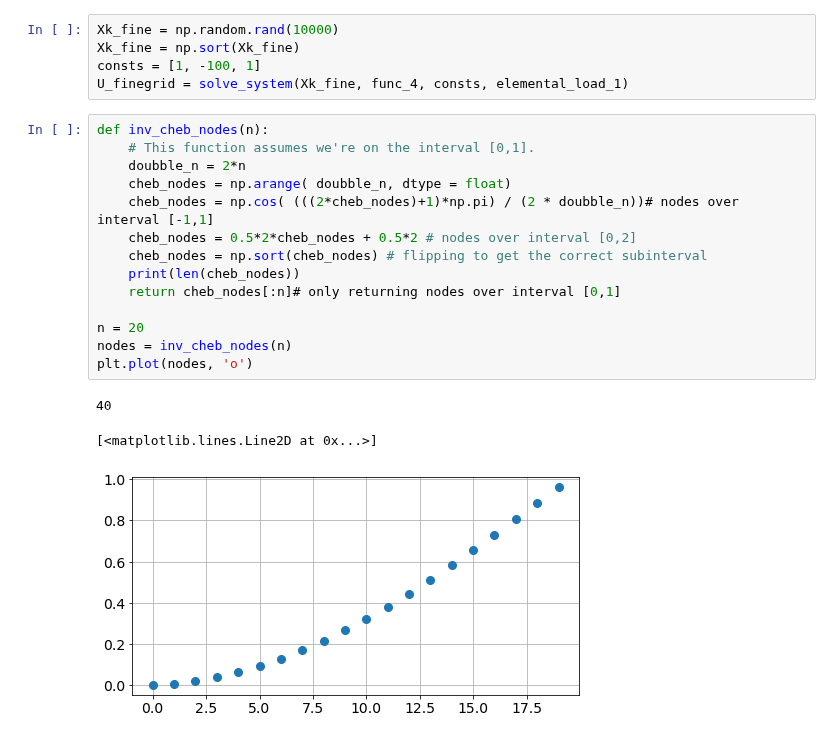
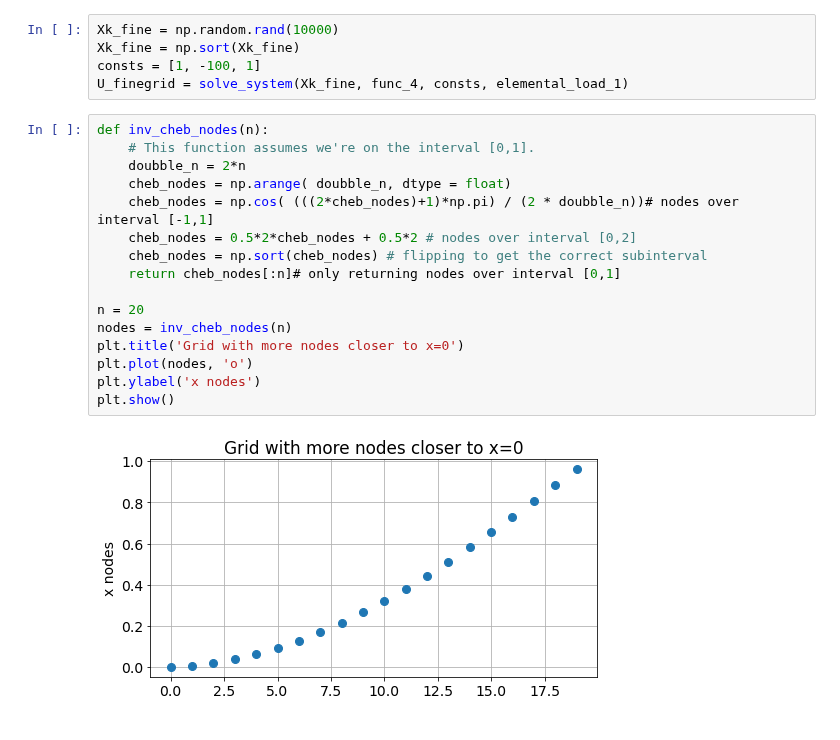
Before and after one commit to aledha/TMA4212-NumDiffDiff, a Jupyter notebook: Project 2/Proj2_nb.ipynb, the cells around one changed output. Cells and saved outputs as stored; diff of their text form.

```diff
--- a/Project 2/Proj2_nb.ipynb
+++ b/Project 2/Proj2_nb.ipynb
@@ -215,21 +245,21 @@ U_finegrid = solve_system(Xk_fine, func_4, consts, elemental_load_1)
 # %%
 def inv_cheb_nodes(n):
     # This function assumes we're on the interval [0,1].
     doubble_n = 2*n
     cheb_nodes = np.arange( doubble_n, dtype = float)
     cheb_nodes = np.cos( (((2*cheb_nodes)+1)*np.pi) / (2 * doubble_n))# nodes over interval [-1,1]
     cheb_nodes = 0.5*2*cheb_nodes + 0.5*2 # nodes over interval [0,2]
     cheb_nodes = np.sort(cheb_nodes) # flipping to get the correct subinterval
-    print(len(cheb_nodes))
     return cheb_nodes[:n]# only returning nodes over interval [0,1]
 
 n = 20
 nodes = inv_cheb_nodes(n)
+plt.title('Grid with more nodes closer to x=0')
 plt.plot(nodes, 'o')
+plt.ylabel('x nodes')
+plt.show()
 # %% [output]
-40
-[<matplotlib.lines.Line2D at 0x...>]
-[figure, old version]
+[figure, new version]
 # %%
 X_equdistant = np.linspace(0, 1, 20)
 X_short = inv_cheb_nodes(20)
```
Also changed, not shown: parts of 16 cells of this notebook.
